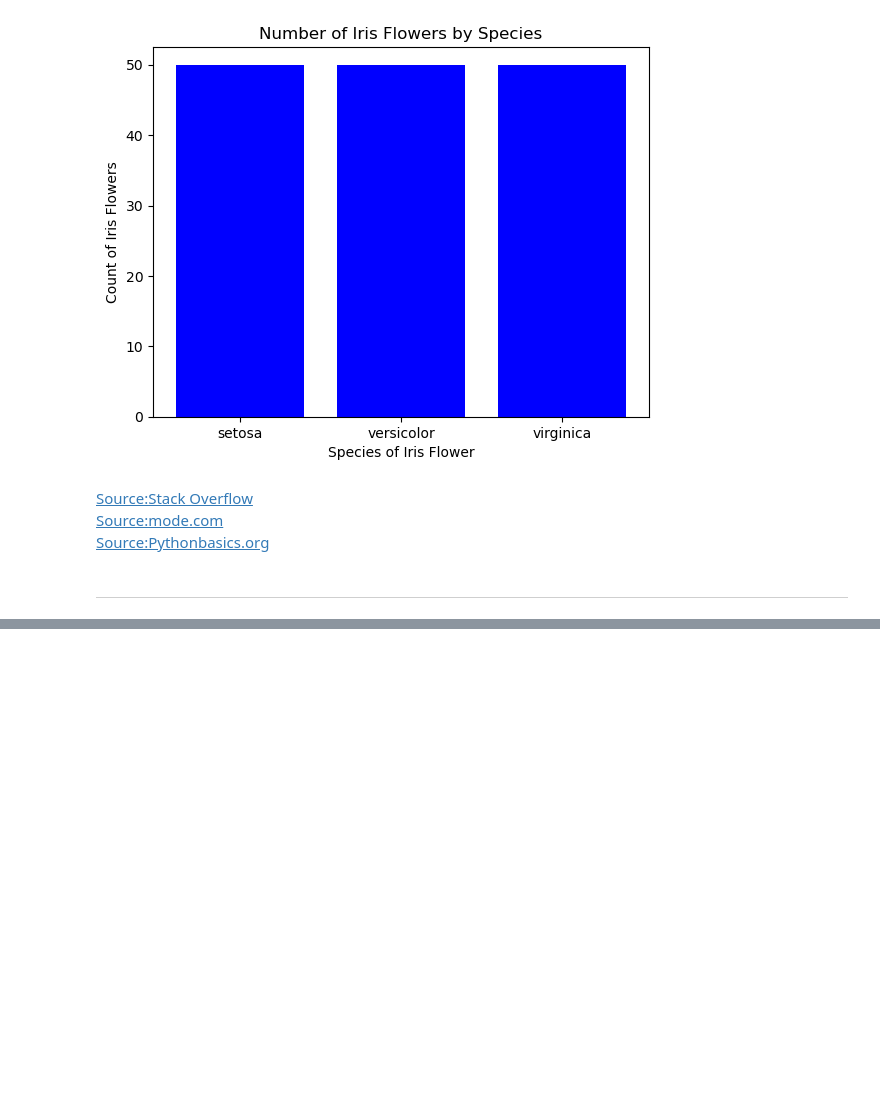
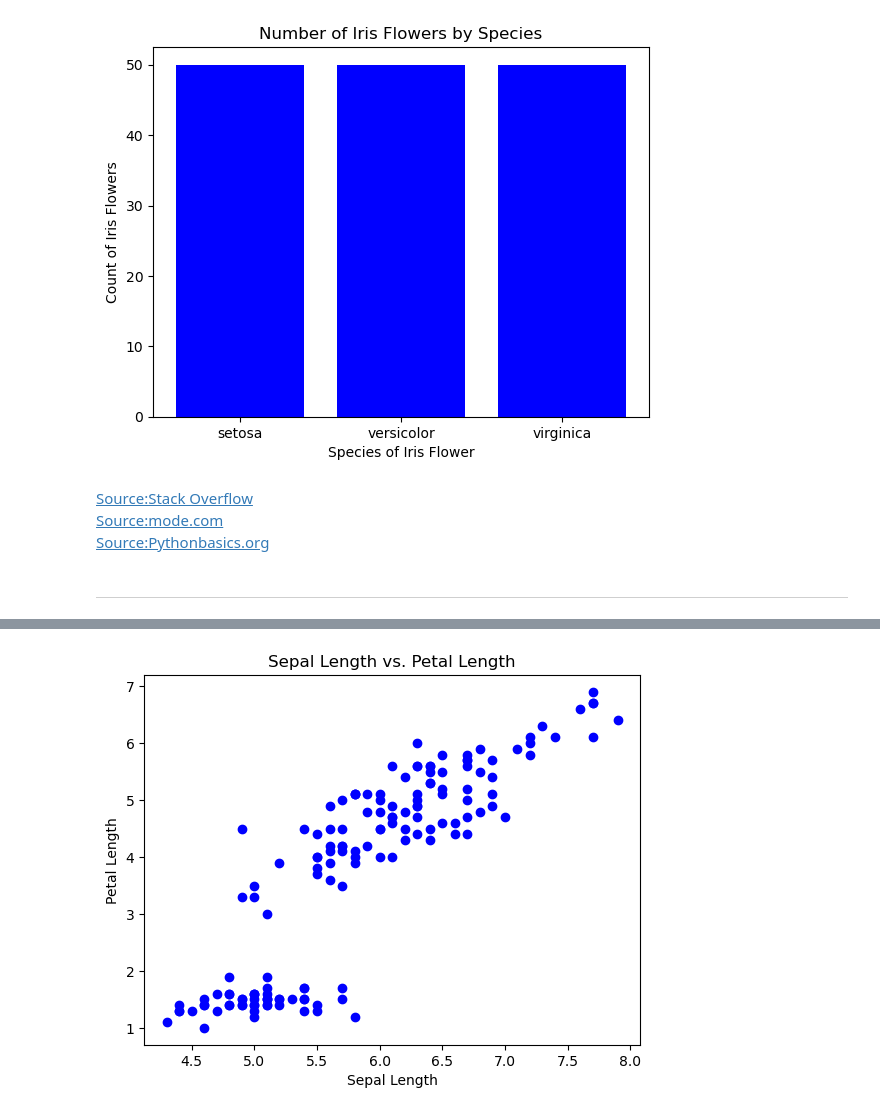
Before and after one commit to sarahembarry/pands-project, a Jupyter notebook: analysisnotebook.ipynb, the cells around one changed output, grey strips where cells are left out. Saved outputs shown, nothing was run; the diff lists cells and outputs as text; code cells hidden in the pictures; blank space fills up the shorter version.

```diff
--- a/analysisnotebook.ipynb
+++ b/analysisnotebook.ipynb
@@ -112,0 +133,11 @@ plt.savefig('species_barchart.png')
+# %%
+# Scattler plot of sepal length and Petal length
+
+plt.scatter(sepal_length, petal_length,color='blue')
+plt.xlabel('Sepal Length')
+plt.ylabel('Petal Length')
+plt.title('Sepal Length vs. Petal Length')
+plt.savefig('sepal_length-petal_length.png')
+plt.show()
+# %% [output]
+[figure, added]
```
Also changed, not shown: parts of 9 cells of this notebook, 7 other files.
